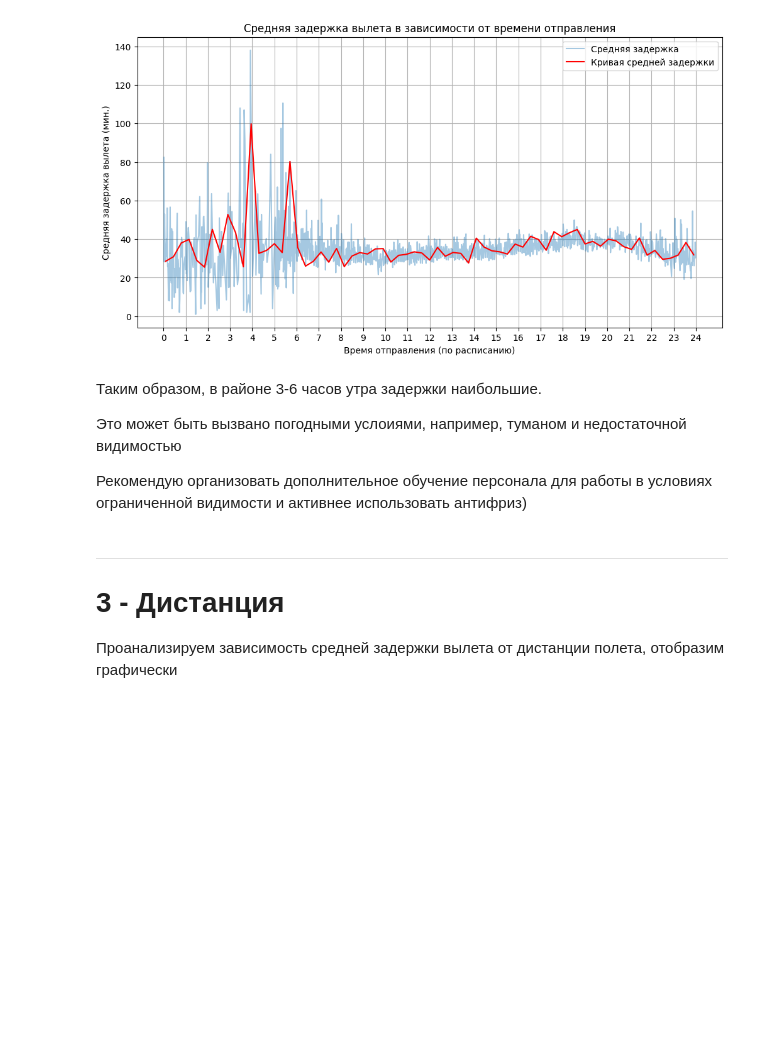
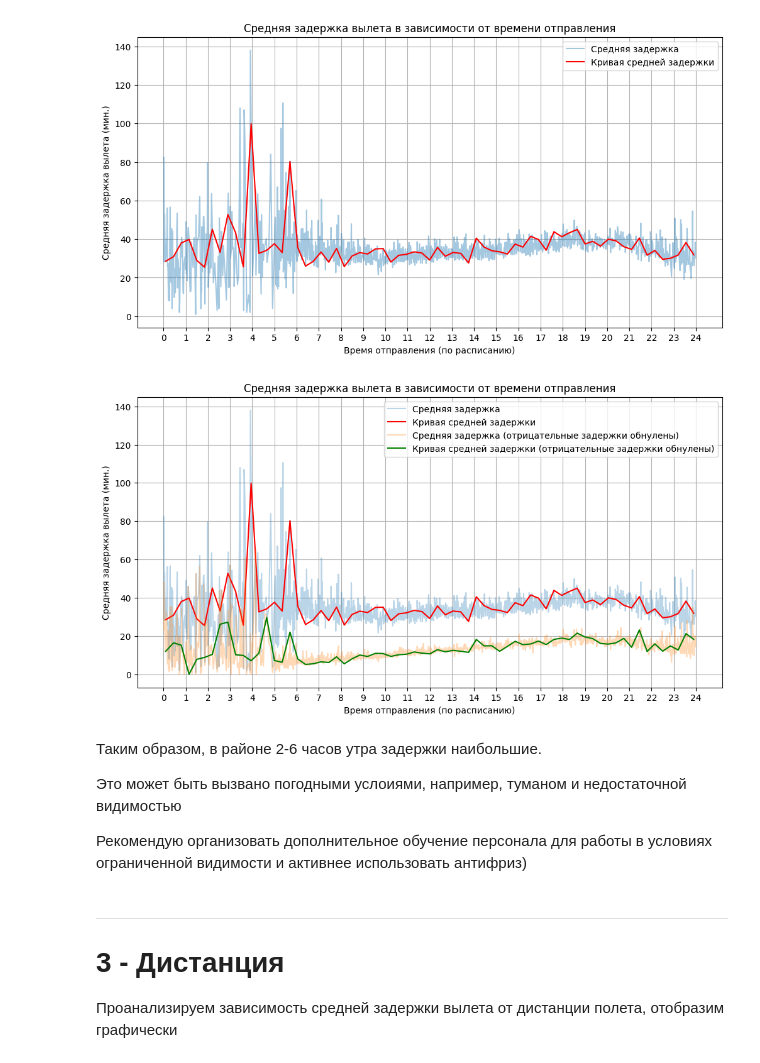
Before and after one commit to YanaStekolshchikova/StatPrak25, a Jupyter notebook: дз4.ipynb, the cells around one changed output. Saved outputs shown, nothing was run; the diff lists cells and outputs as text; code cells hidden in the pictures; blank space fills up the shorter version.

```diff
--- a/дз4.ipynb
+++ b/дз4.ipynb
@@ -169,8 +173,36 @@ plt.legend()
 plt.show()
 # %% [output]
 [figure]
+# %%
+#сравним задержки - если игнорировать отрицательные и если их обнулить
+plt.figure(figsize=(12, 6))
+time_index = np.arange(0.1, 24, 0.35)
+
+data['SCHEDULED_TIME'] = data['SCHEDULED_DEPARTURE'] // 100 + (data['SCHEDULED_DEPARTURE'] % 100) / 60.0
+average_delay_data = data.groupby('SCHEDULED_TIME')['DEPARTURE_DELAY'].mean()
+interpolator_data = interp.interp1d(average_delay_data.index, average_delay_data.values, fill_value='extrapolate')
+curve_average_delay_data = interpolator_data(time_index)
+plt.plot(average_delay_data.index, average_delay_data.values, alpha = 0.3, label = 'Средняя задержка')
+plt.plot(time_index, curve_average_delay_data, color = 'red', label = 'Кривая средней задержки')
+
+data_non_neg['SCHEDULED_TIME'] = data_non_neg['SCHEDULED_DEPARTURE'] // 100 + (data_non_neg['SCHEDULED_DEPARTURE'] % 100) / 60.0
+average_delay_non_neg = data_non_neg.groupby('SCHEDULED_TIME')['DEPARTURE_DELAY'].mean()
+interpolator_non_neg = interp.interp1d(average_delay_non_neg.index, average_delay_non_neg.values, fill_value='extrapolate')
+curve_average_delay_non_neg = interpolator_non_neg(time_index)
+plt.plot(average_delay_non_neg.index, average_delay_non_neg.values, alpha = 0.3, label='Средняя задержка (отрицательные задержки обнулены)')
+plt.plot(time_index, curve_average_delay_non_neg, color = 'green', label='Кривая средней задержки (отрицательные задержки обнулены)')
+
+plt.xticks(np.arange(0, 25, 1))
+plt.title('Средняя задержка вылета в зависимости от времени отправления')
+plt.xlabel('Время отправления (по расписанию)')
+plt.ylabel('Средняя задержка вылета (мин.)')
+plt.grid(True)
+plt.legend()
+plt.show()
+# %% [output]
+[figure, added]
 # %% [markdown]
-Таким образом, в районе 3-6 часов утра задержки наибольшие.
+Таким образом, в районе 2-6 часов утра задержки наибольшие.
 
 Это может быть вызвано погодными услоиями, например, туманом и недостаточной видимостью
 
```
Also changed, not shown: parts of 3 cells of this notebook.
